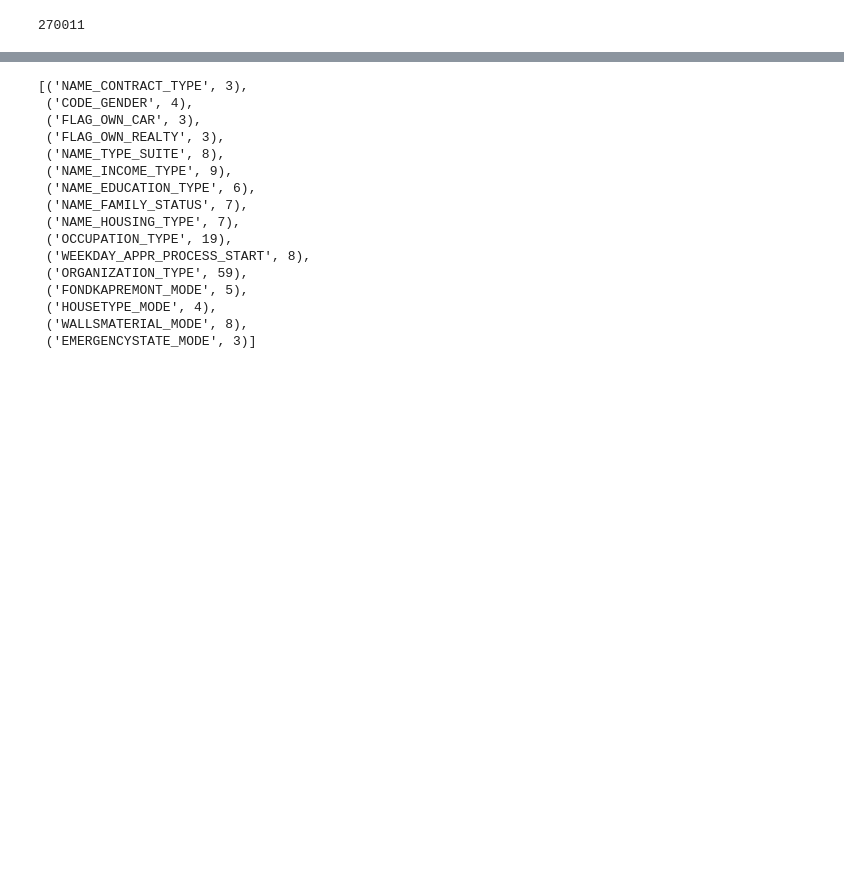
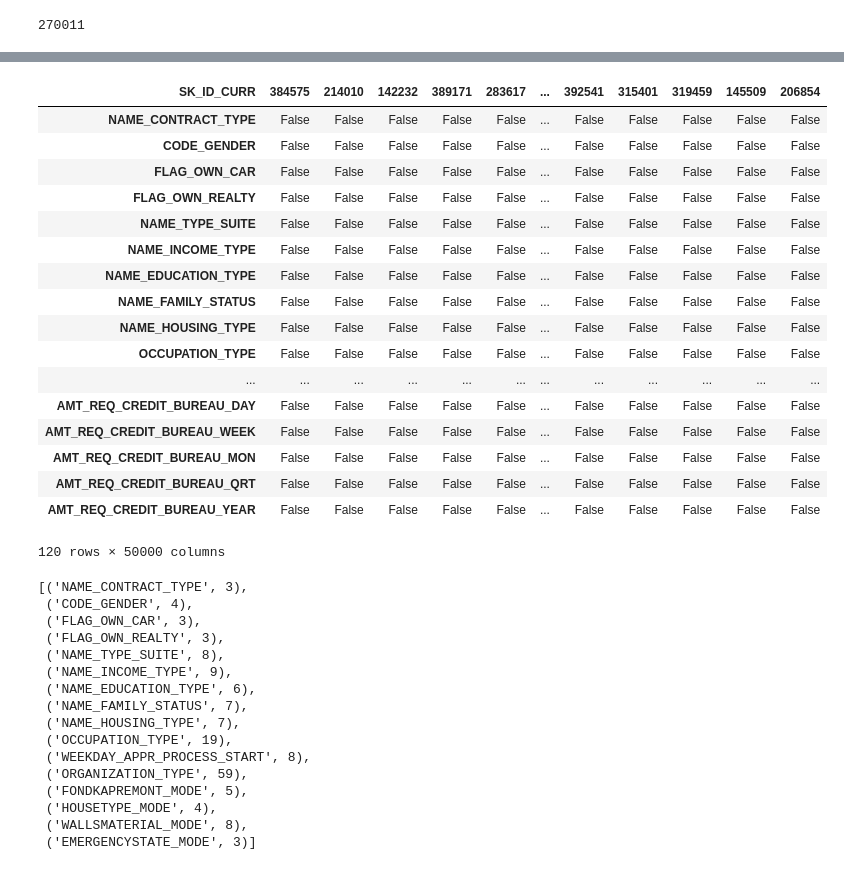
Before and after one commit to Muosvr/home-credit-default-risk, a Jupyter notebook: home-credit-default-risk-dl.ipynb, the cells around one changed output, grey strips where cells are left out. Saved outputs shown, nothing was run; the diff lists cells and outputs as text; code cells hidden in the pictures; blank space fills up the shorter version.

```diff
--- a/home-credit-default-risk-dl.ipynb
+++ b/home-credit-default-risk-dl.ipynb
@@ -270,3 +251,24 @@ md = ColumnarModelData.from_data_frame(PATH, val_idx, df, y,
+# %%
+display_allRows(df.isnull().transpose())
+# %% [output]
+| SK_ID_CURR | 384575 | 214010 | 142232 | 389171 | 283617 | ... | 392541 | 315401 | 319459 | 145509 | 206854 |
+| NAME_CONTRACT_TYPE | False | False | False | False | False | ... | False | False | False | False | False |
+| CODE_GENDER | False | False | False | False | False | ... | False | False | False | False | False |
+| FLAG_OWN_CAR | False | False | False | False | False | ... | False | False | False | False | False |
+| FLAG_OWN_REALTY | False | False | False | False | False | ... | False | False | False | False | False |
+| NAME_TYPE_SUITE | False | False | False | False | False | ... | False | False | False | False | False |
+| NAME_INCOME_TYPE | False | False | False | False | False | ... | False | False | False | False | False |
+| NAME_EDUCATION_TYPE | False | False | False | False | False | ... | False | False | False | False | False |
+| NAME_FAMILY_STATUS | False | False | False | False | False | ... | False | False | False | False | False |
+| NAME_HOUSING_TYPE | False | False | False | False | False | ... | False | False | False | False | False |
+| OCCUPATION_TYPE | False | False | False | False | False | ... | False | False | False | False | False |
+| ... | ... | ... | ... | ... | ... | ... | ... | ... | ... | ... | ... |
+| AMT_REQ_CREDIT_BUREAU_DAY | False | False | False | False | False | ... | False | False | False | False | False |
+| AMT_REQ_CREDIT_BUREAU_WEEK | False | False | False | False | False | ... | False | False | False | False | False |
+| AMT_REQ_CREDIT_BUREAU_MON | False | False | False | False | False | ... | False | False | False | False | False |
+| AMT_REQ_CREDIT_BUREAU_QRT | False | False | False | False | False | ... | False | False | False | False | False |
+| AMT_REQ_CREDIT_BUREAU_YEAR | False | False | False | False | False | ... | False | False | False | False | False |
+120 rows × 50000 columns
 # %%
 #show cardinality for each categories
 cat_sz = [(c, len(data_samp[c].cat.categories)+1) for c in cat_vars]
```
Also changed, not shown: parts of 12 cells of this notebook.
